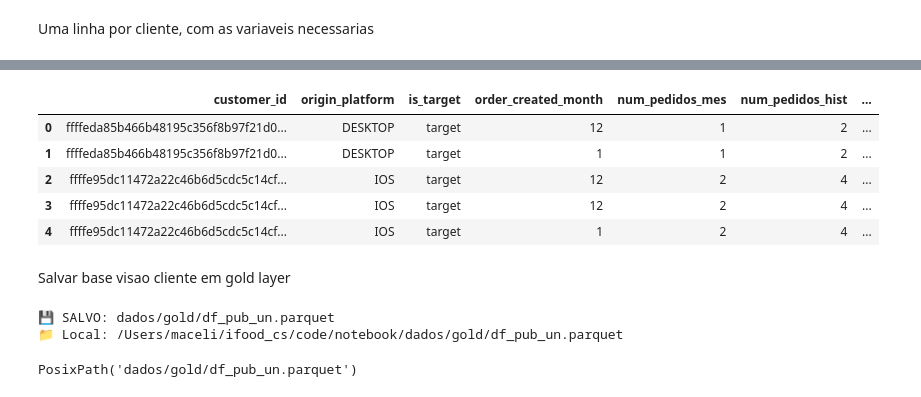
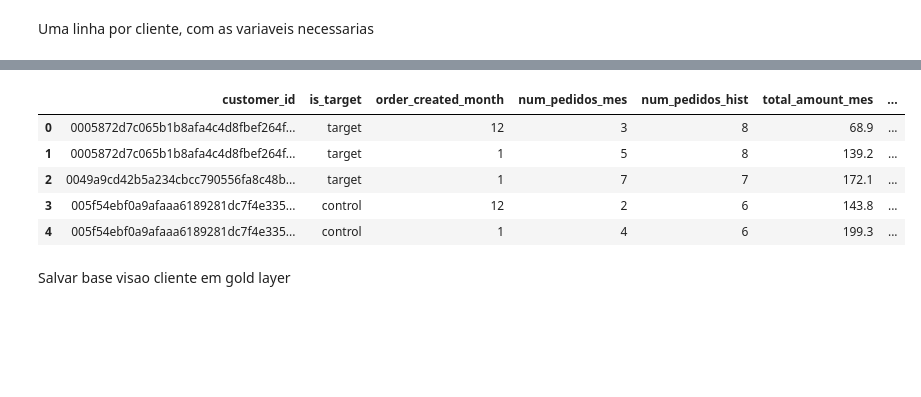
Before and after one commit to elianezanlorense/ifood_cs, a Jupyter notebook: code/notebook/01.load_data.ipynb, the cells around one changed output, grey strips where cells are left out. Drawn from its saved outputs; the diff is of its cells as text; code cells hidden in the pictures; blank space fills up the shorter version.

```diff
--- a/code/notebook/01.load_data.ipynb
+++ b/code/notebook/01.load_data.ipynb
@@ -16,4 +17,7 @@ from utilities.functions import (
 )
+# %%
+from pathlib import Path
+BASE_PATH = Path("/Users/maceli/ifood_cs/dados")
 # %% [markdown]
 Load the data --- se necessario salvar em stage - neste momento o estara comentado
 # %%
@@ -173,2 +211,4 @@ Construcao de chave unica, e sumarizacoes visao cliente
+# %%
+df_publico_orders = pd.read_parquet(BASE_PATH / "gold" / "df_publico_orders.parquet")
 # %%
 df_publico=process_orders_pandas(df_publico_orders)
@@ -192,18 +241,18 @@ df_publico.head()
 # %%
-df_pub_un = df_publico[["customer_id",'origin_platform',"is_target", "order_created_month", "num_pedidos_mes", "num_pedidos_hist",'total_amount_mes','ticket_medio','diff_days','pedidos_sum']].drop_duplicates().reset_index(drop=True)
+df_pub_un = df_publico[["customer_id","is_target", "order_created_month", "num_pedidos_mes", "num_pedidos_hist",'total_amount_mes','ticket_medio']].drop_duplicates().reset_index(drop=True)
+df_pub_un['pedidos_sum'] = np.where(
+        df_pub_un['num_pedidos_mes'] > 10, '10+',
+        df_pub_un['num_pedidos_mes'].astype(str)
+    )
 df_pub_un.head()
 # %% [output]
-|  | customer_id | origin_platform | is_target | order_created_month | num_pedidos_mes | num_pedidos_hist | ... |
-| 0 | ffffeda85b466b48195c356f8b97f21d0... | DESKTOP | target | 12 | 1 | 2 | ... |
-| 1 | ffffeda85b466b48195c356f8b97f21d0... | DESKTOP | target | 1 | 1 | 2 | ... |
-| 2 | ffffe95dc11472a22c46b6d5cdc5c14cf... | IOS | target | 12 | 2 | 4 | ... |
-| 3 | ffffe95dc11472a22c46b6d5cdc5c14cf... | IOS | target | 12 | 2 | 4 | ... |
-| 4 | ffffe95dc11472a22c46b6d5cdc5c14cf... | IOS | target | 1 | 2 | 4 | ... |
+|  | customer_id | is_target | order_created_month | num_pedidos_mes | num_pedidos_hist | total_amount_mes | ... |
+| 0 | 0005872d7c065b1b8afa4c4d8fbef264f... | target | 12 | 3 | 8 | 68.9 | ... |
+| 1 | 0005872d7c065b1b8afa4c4d8fbef264f... | target | 1 | 5 | 8 | 139.2 | ... |
+| 2 | 0049a9cd42b5a234cbcc790556fa8c48b... | target | 1 | 7 | 7 | 172.1 | ... |
+| 3 | 005f54ebf0a9afaaa6189281dc7f4e335... | control | 12 | 2 | 6 | 143.8 | ... |
+| 4 | 005f54ebf0a9afaaa6189281dc7f4e335... | control | 1 | 4 | 6 | 199.3 | ... |
 # %% [markdown]
 Salvar base visao cliente em gold layer
 # %%
-save_parquet(df_pub_un, "gold", "df_pub_un.parquet")
+df_pub_un.to_parquet(BASE_PATH / "gold" / "df_pub_un.parquet", index=False)
-# %% [output]
-💾 SALVO: dados/gold/df_pub_un.parquet
-📁 Local: /Users/maceli/ifood_cs/code/notebook/dados/gold/df_pub_un.parquet
-PosixPath('dados/gold/df_pub_un.parquet')
```
Also changed, not shown: parts of 21 cells of this notebook.
